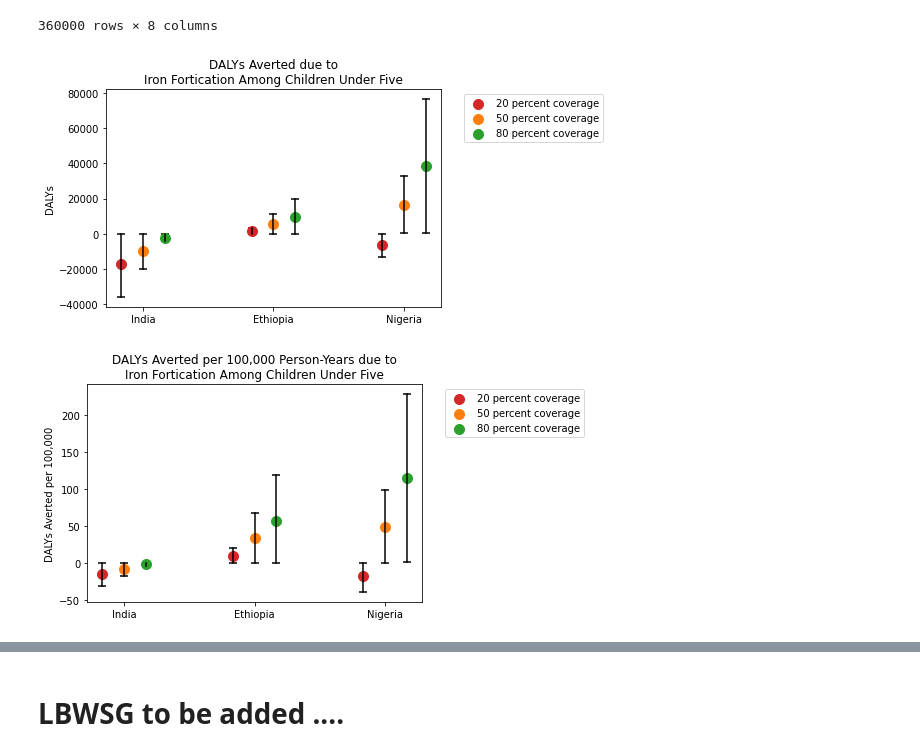
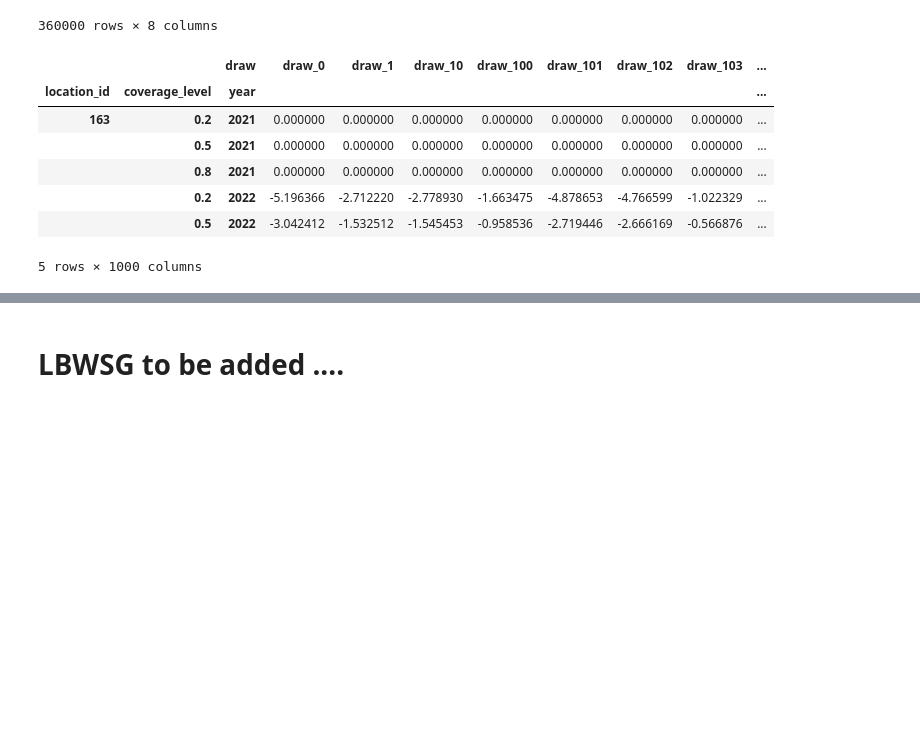
Before and after one commit to ihmeuw/vivarium_research_lsff, a Jupyter notebook: multiplication_models/iron_model_U5.ipynb, the cells around one changed output, grey strips where cells are left out. Drawn from its saved outputs; the diff is of its cells as text; code cells hidden in the pictures; blank space fills up the shorter version.

```diff
--- a/multiplication_models/iron_model_U5.ipynb
+++ b/multiplication_models/iron_model_U5.ipynb
@@ -157,23 +157,22 @@ counts, rates = population_weight_values(averted_anemia.reset_index(), age_group
 counts = summarize_data(counts)
 rates = summarize_data(rates)
 # %%
-make_india_ethiopia_nigeria_plots(
-    (counts.loc[counts.severity=='anemic']
+anemia_counts_averted = (counts.loc[counts.severity=='anemic']
      .loc[counts.measure=='ylds']
-     .set_index(['location_id','year','coverage_level'])
-     .drop(columns=['severity','measure'])),
-    'Iron',
-    'counts',
-    coverage_levels)
+     .set_index(['location_id','coverage_level','year'])
+     .drop(columns=['severity','measure']))
 
-make_india_ethiopia_nigeria_plots(
-    (rates.loc[rates.severity=='anemic']
+anemia_rates_averted = (rates.loc[rates.severity=='anemic']
      .loc[rates.measure=='ylds']
-     .set_index(['location_id','year','coverage_level'])
-     .drop(columns=['severity','measure'])),
-    'Iron',
-    'rates',
-    coverage_levels)
+     .set_index(['location_id','coverage_level','year'])
+     .drop(columns=['severity','measure']))
+anemia_rates_averted.head()
 # %% [output]
-[figure, removed]
-[figure, removed]
+|  |  | draw | draw_0 | draw_1 | draw_10 | draw_100 | draw_101 | draw_102 | draw_103 | ... |
+| location_id | coverage_level | year |  |  |  |  |  |  |  | ... |
+| 163 | 0.2 | 2021 | 0.000000 | 0.000000 | 0.000000 | 0.000000 | 0.000000 | 0.000000 | 0.000000 | ... |
+|  | 0.5 | 2021 | 0.000000 | 0.000000 | 0.000000 | 0.000000 | 0.000000 | 0.000000 | 0.000000 | ... |
+|  | 0.8 | 2021 | 0.000000 | 0.000000 | 0.000000 | 0.000000 | 0.000000 | 0.000000 | 0.000000 | ... |
+|  | 0.2 | 2022 | -5.196366 | -2.712220 | -2.778930 | -1.663475 | -4.878653 | -4.766599 | -1.022329 | ... |
+|  | 0.5 | 2022 | -3.042412 | -1.532512 | -1.545453 | -0.958536 | -2.719446 | -2.666169 | -0.566876 | ... |
+5 rows × 1000 columns
```
Also changed, not shown: parts of 8 cells of this notebook, 32 other files.
